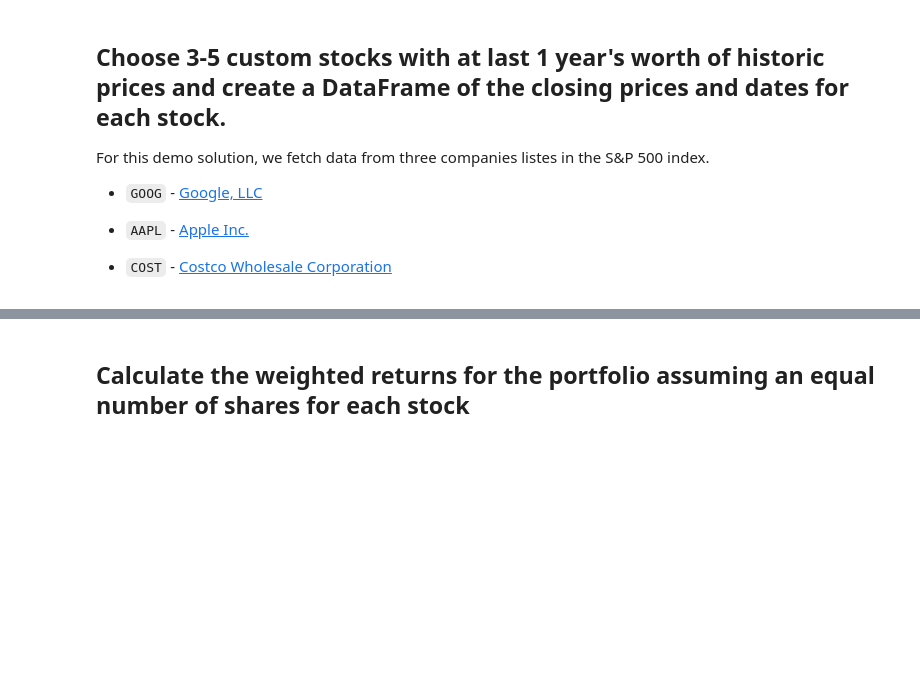
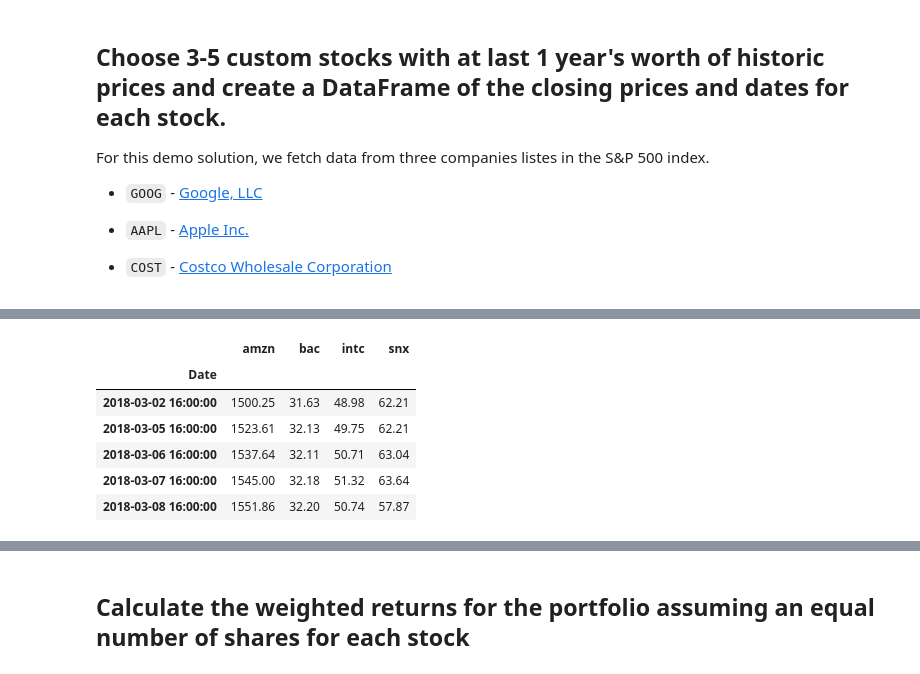
Before and after one commit to mmfsb/Pandas_Homework, a Jupyter notebook: Whale/whale_analysis.ipynb, the cells around one changed output, grey strips where cells are left out. Cells and saved outputs as stored; diff of their text form; code cells hidden in the pictures; blank space fills up the shorter version.

```diff
--- a/Whale/whale_analysis.ipynb
+++ b/Whale/whale_analysis.ipynb
@@ -518,0 +578,13 @@ For this demo solution, we fetch data from three companies listes in the S&P 500
+# %%
+#Rename colums
+columns = ["amzn", "bac", "intc", "snx"]
+combined_new_df.columns = columns
+combined_new_df.head()
+# %% [output]
+|  | amzn | bac | intc | snx |
+| Date |  |  |  |  |
+| 2018-03-02 16:00:00 | 1500.25 | 31.63 | 48.98 | 62.21 |
+| 2018-03-05 16:00:00 | 1523.61 | 32.13 | 49.75 | 62.21 |
+| 2018-03-06 16:00:00 | 1537.64 | 32.11 | 50.71 | 63.04 |
+| 2018-03-07 16:00:00 | 1545.00 | 32.18 | 51.32 | 63.64 |
+| 2018-03-08 16:00:00 | 1551.86 | 32.20 | 50.74 | 57.87 |
```
Also changed, not shown: parts of 16 cells of this notebook.
